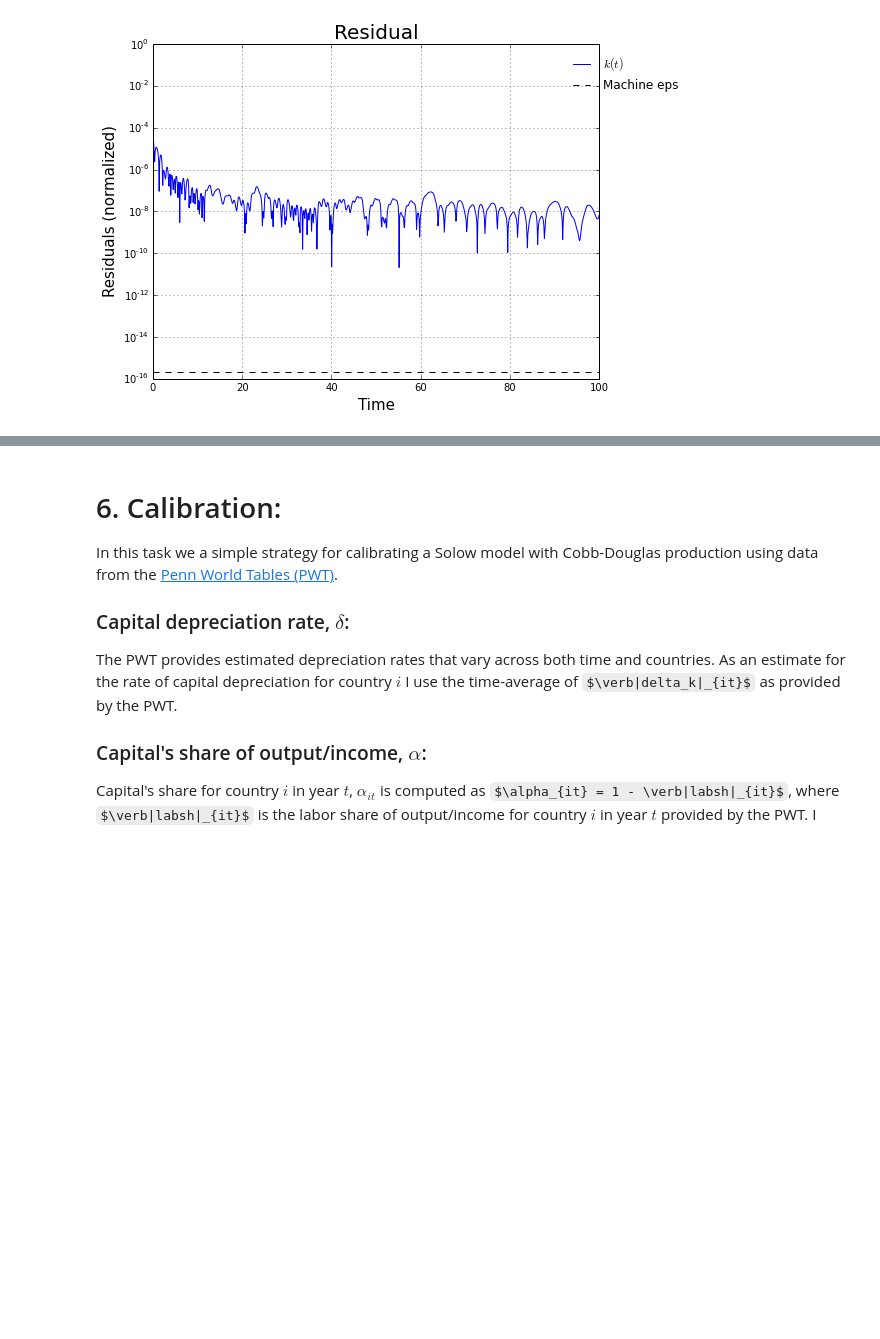
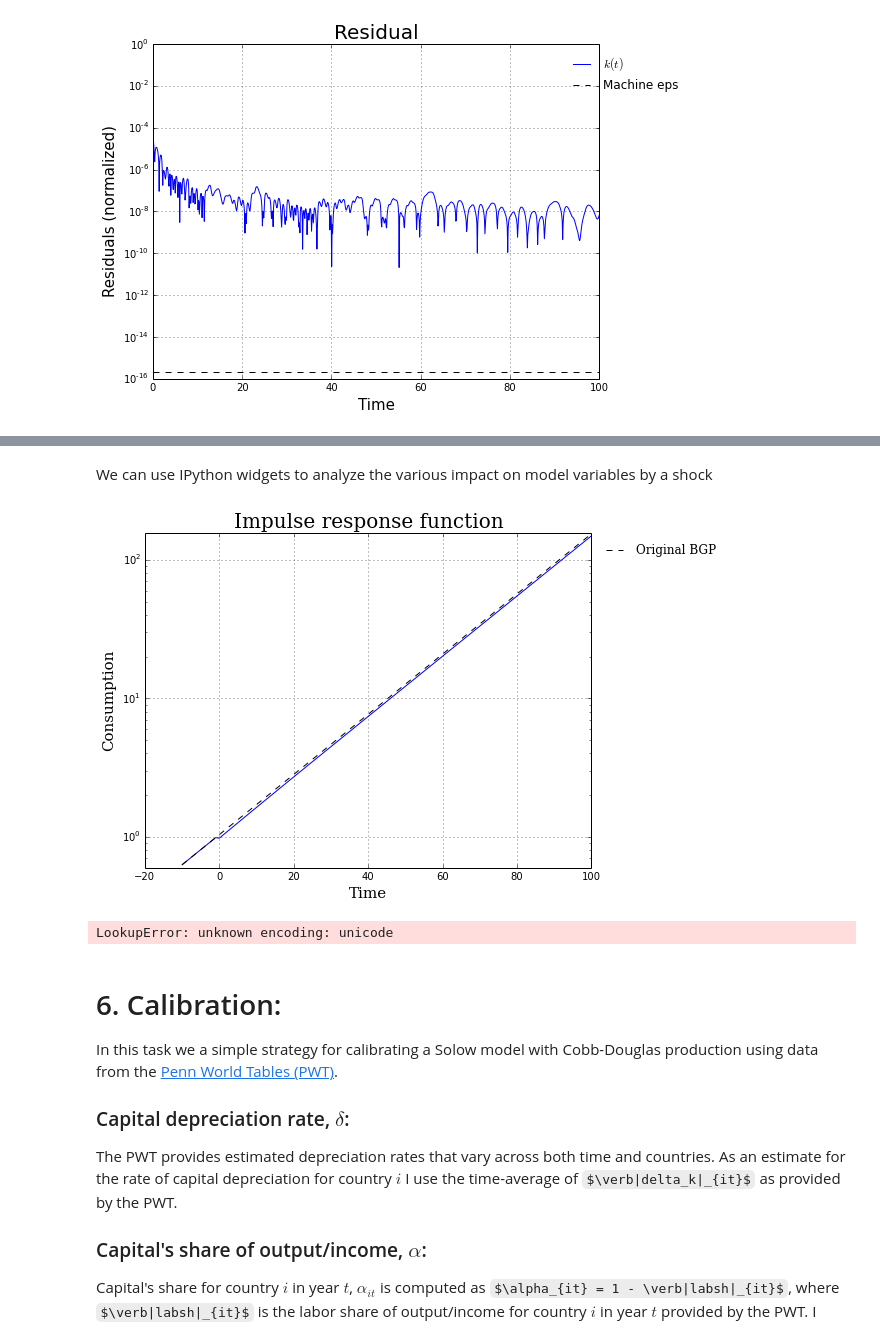
Before and after one commit to QuantEcon/QuantEcon.py, a Jupyter notebook: examples/solow_model.ipynb, the cells around one changed output, grey strips where cells are left out. Cells and saved outputs as stored; diff of their text form; code cells hidden in the pictures; some formulas as TeX source; blank space fills up the shorter version.

```diff
--- a/examples/solow_model.ipynb
+++ b/examples/solow_model.ipynb
@@ -569,0 +608,13 @@ model.ivp.solve?
+# %% [markdown]
+We can use IPython widgets to analyze the various impact on model variables by a shock
+# %%
+shock = {'s': 1.05 * model.params['s']}
+
+irf_widget = interact(solow.impulse_response.plot_impulse_response,
+                      cls=fixed(model),
+                      variable=['capital', 'output', 'consumption', 'investment'],
+                      impulse=fixed(shock),
+                      kind=['efficiency_units', 'per_capita', 'levels'],
+                      )
+# %% [output]
+[figure, added]
@@ -570,3 +623,7 @@ model.ivp.solve?
+# %%
+type(a.encode('unicode'))
+# %% [output]
+LookupError: unknown encoding: unicode
 # %% [markdown]
 # 6. Calibration:
 
```
Also changed, not shown: parts of 21 cells of this notebook, 1 other file.
